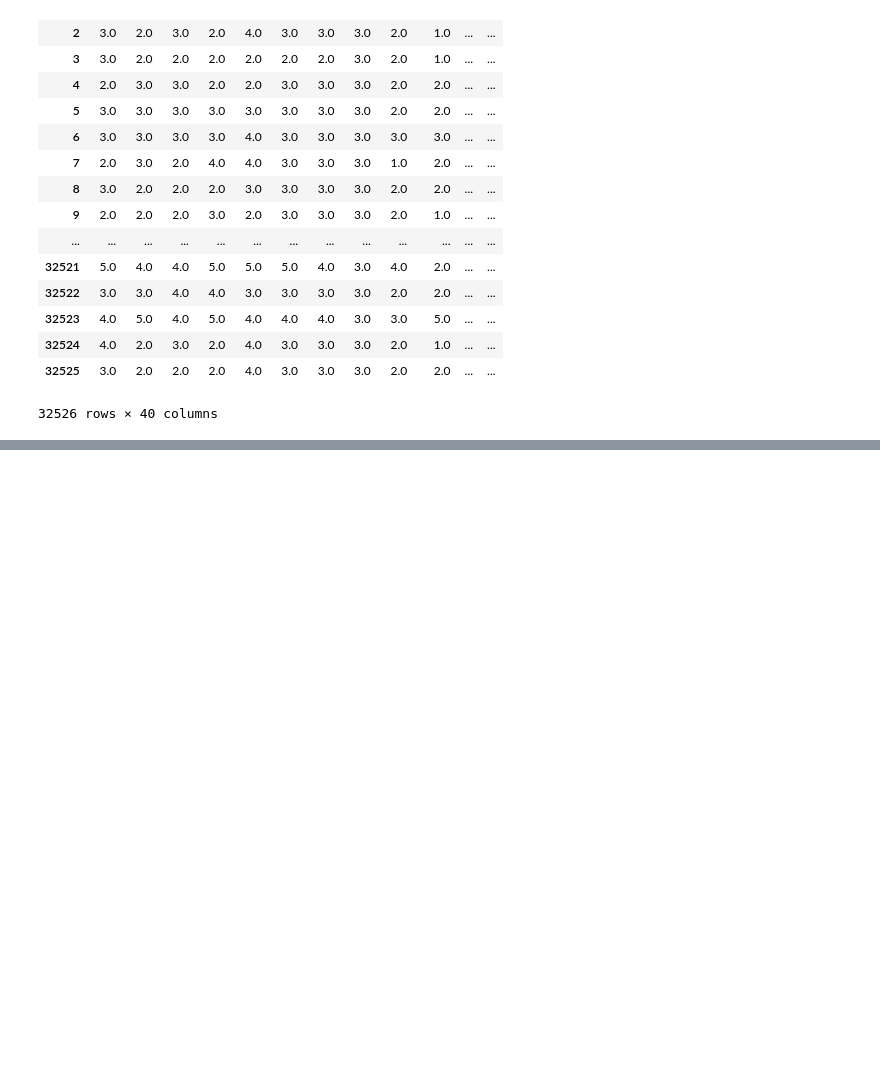
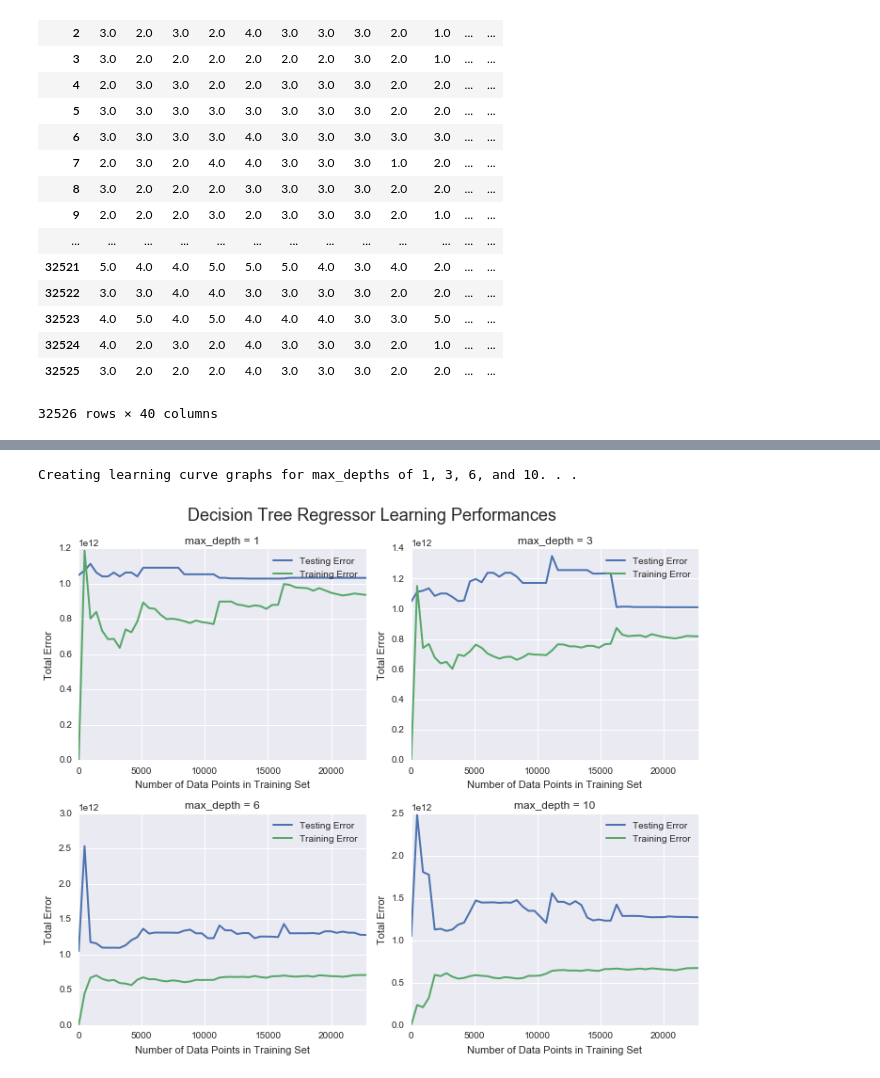
Before and after one commit to savourylie/Stock-Price-Forecaster, a Jupyter notebook: TradingBot/Untitled.ipynb, the cells around one changed output, grey strips where cells are left out. Saved outputs shown, nothing was run; the diff lists cells and outputs as text; code cells hidden in the pictures; blank space fills up the shorter version.

Commit message:
Wrapping up training the chimp.
Next: Time for the chimp to take some test.

```diff
--- a/TradingBot/Untitled.ipynb
+++ b/TradingBot/Untitled.ipynb
@@ -69,0 +247,5 @@ display(dfQ)
+# %%
+learning_curves(X_train, y_train, X_test, y_test)
+# %% [output]
+Creating learning curve graphs for max_depths of 1, 3, 6, and 10. . .
+[figure, added]
```
Also changed, not shown: parts of 14 cells of this notebook, 6 other files.
